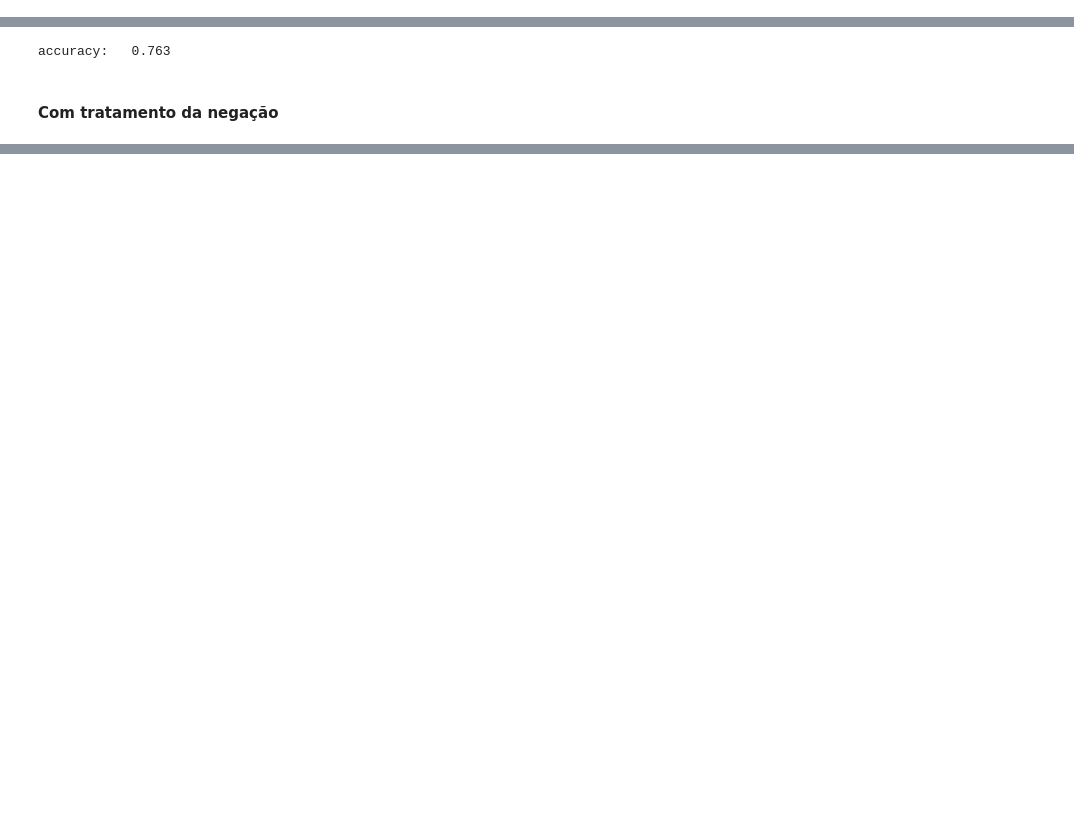
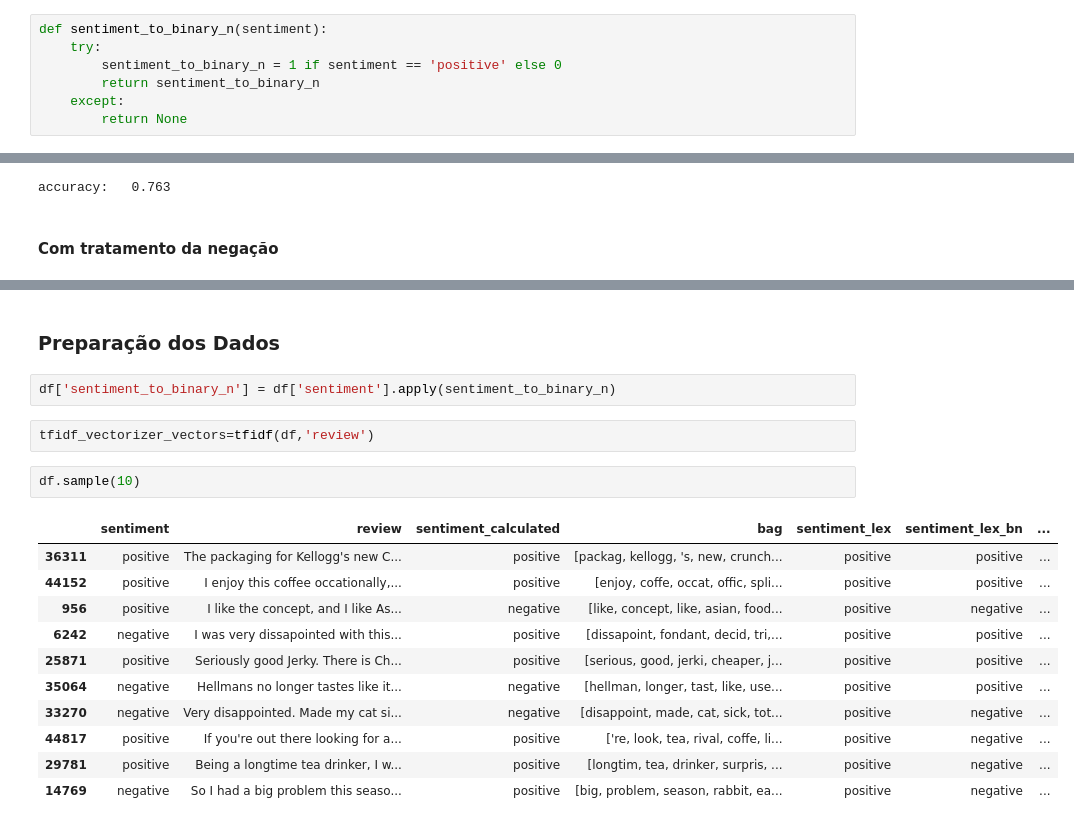
Before and after one commit to reneporto/Text_Mining_Python, a Jupyter notebook: Trabalho_text_mining_RP_RR.ipynb, the cells around one changed output, grey strips where cells are left out. Saved outputs shown, nothing was run; the diff lists cells and outputs as text; blank space fills up the shorter version.

```diff
--- a/Trabalho_text_mining_RP_RR.ipynb
+++ b/Trabalho_text_mining_RP_RR.ipynb
@@ -97,6 +112,13 @@ def sentiment_calc(text):
         return sentiment_binary
     except:
         return None
+# %%
+def sentiment_to_binary_n(sentiment):
+    try:
+        sentiment_to_binary_n = 1 if sentiment == 'positive' else 0
+        return sentiment_to_binary_n
+    except:
+        return None
 # %%
 def sentiment_lex(df, column, blindneg):
     sentiment_lex = []
@@ -215,0 +300,20 @@ accuracy:   0.614
+# %% [markdown]
+### Preparação dos Dados
+# %%
+df['sentiment_to_binary_n'] = df['sentiment'].apply(sentiment_to_binary_n)
+# %%
+tfidf_vectorizer_vectors=tfidf(df,'review')
+# %%
+df.sample(10)
+# %% [output]
+|  | sentiment | review | sentiment_calculated | bag | sentiment_lex | sentiment_lex_bn | ... |
+| 36311 | positive | The packaging for Kellogg's new C... | positive | [packag, kellogg, 's, new, crunch... | positive | positive | ... |
+| 44152 | positive | I enjoy this coffee occationally,... | positive | [enjoy, coffe, occat, offic, spli... | positive | positive | ... |
+| 956 | positive | I like the concept, and I like As... | negative | [like, concept, like, asian, food... | positive | negative | ... |
+| 6242 | negative | I was very dissapointed with this... | positive | [dissapoint, fondant, decid, tri,... | positive | positive | ... |
+| 25871 | positive | Seriously good Jerky. There is Ch... | positive | [serious, good, jerki, cheaper, j... | positive | positive | ... |
+| 35064 | negative | Hellmans no longer tastes like it... | negative | [hellman, longer, tast, like, use... | positive | positive | ... |
+| 33270 | negative | Very disappointed. Made my cat si... | negative | [disappoint, made, cat, sick, tot... | positive | negative | ... |
+| 44817 | positive | If you're out there looking for a... | positive | ['re, look, tea, rival, coffe, li... | positive | negative | ... |
+| 29781 | positive | Being a longtime tea drinker, I w... | positive | [longtim, tea, drinker, surpris, ... | positive | negative | ... |
+| 14769 | negative | So I had a big problem this seaso... | positive | [big, problem, season, rabbit, ea... | positive | negative | ... |
```
Also changed, not shown: parts of 18 cells of this notebook.
